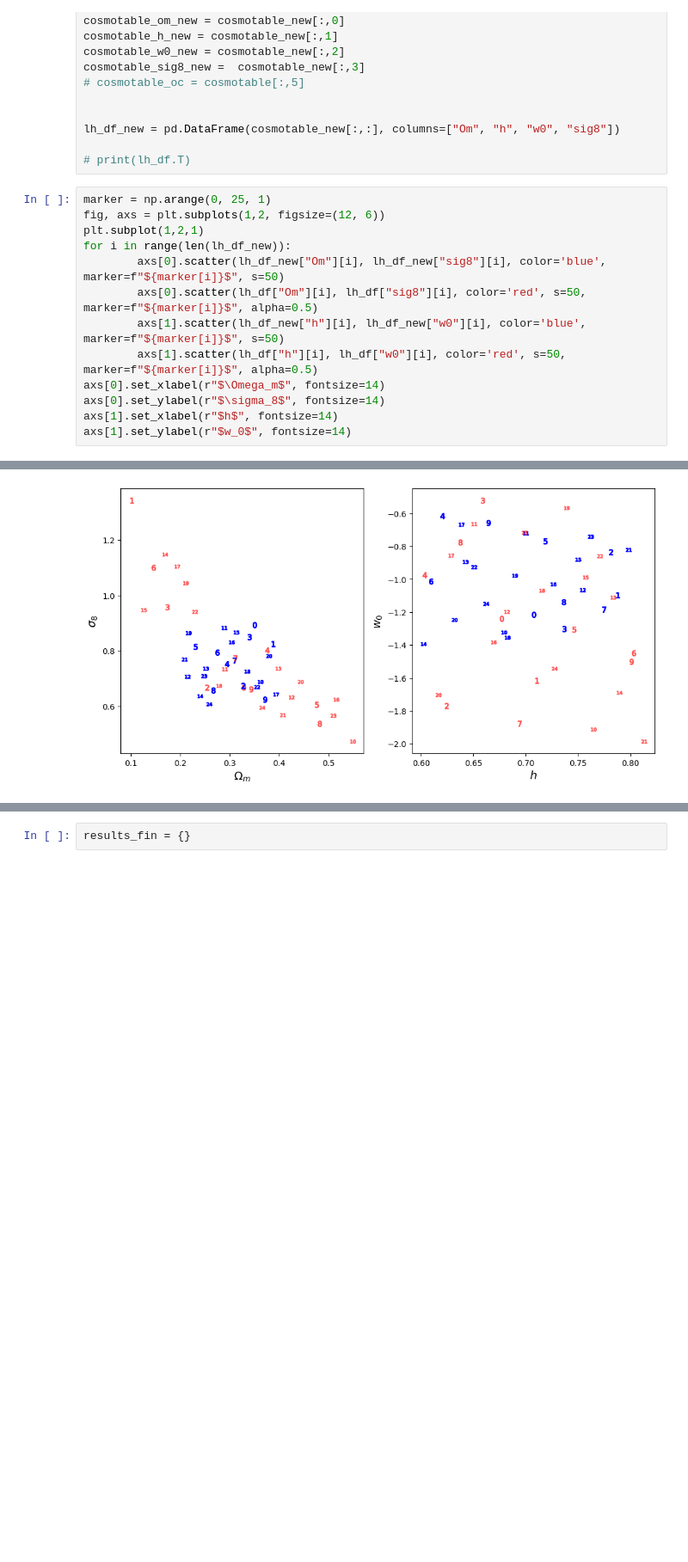
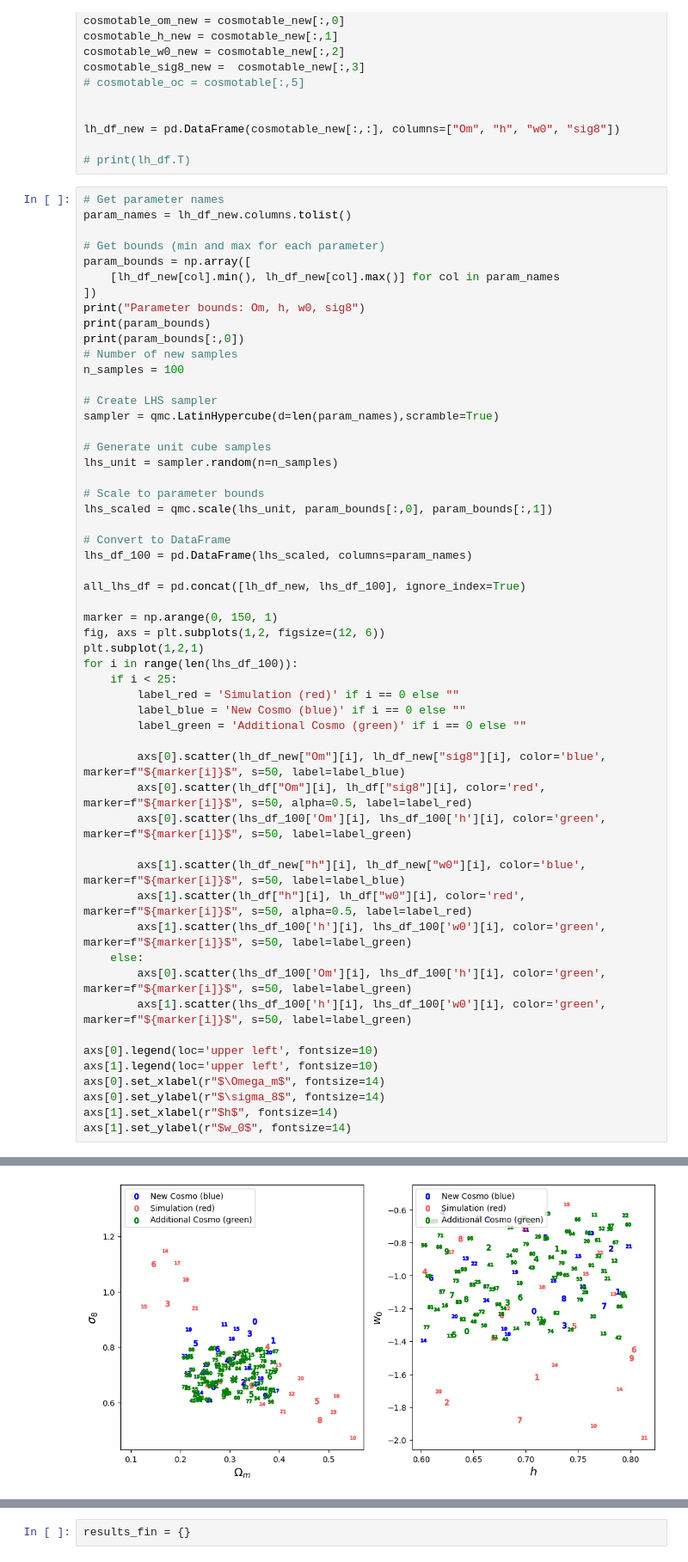
Before and after one commit to vilasinits/WALE, a Jupyter notebook: notebooks/prediction.ipynb, the cells around one changed output, grey strips where cells are left out. Shown at 86% size. Saved outputs shown, nothing was run; the diff lists cells and outputs as text; blank space fills up the shorter version.

Commit message:
creating samples from cov

```diff
--- a/notebooks/prediction.ipynb
+++ b/notebooks/prediction.ipynb
@@ -53,14 +66,55 @@ lh_df_new = pd.DataFrame(cosmotable_new[:,:], columns=["Om", "h", "w0", "sig8"])
 
 # print(lh_df.T)
 # %%
-marker = np.arange(0, 25, 1)
+# Get parameter names
+param_names = lh_df_new.columns.tolist()
+
+# Get bounds (min and max for each parameter)
+param_bounds = np.array([
+    [lh_df_new[col].min(), lh_df_new[col].max()] for col in param_names
+])
+print("Parameter bounds: Om, h, w0, sig8")
+print(param_bounds)
+print(param_bounds[:,0])
+# Number of new samples
+n_samples = 100
+
+# Create LHS sampler
+sampler = qmc.LatinHypercube(d=len(param_names),scramble=True)
+
+# Generate unit cube samples
+lhs_unit = sampler.random(n=n_samples)
+
+# Scale to parameter bounds
+lhs_scaled = qmc.scale(lhs_unit, param_bounds[:,0], param_bounds[:,1])
+
+# Convert to DataFrame
+lhs_df_100 = pd.DataFrame(lhs_scaled, columns=param_names)
+
+all_lhs_df = pd.concat([lh_df_new, lhs_df_100], ignore_index=True)
+
+marker = np.arange(0, 150, 1)
 fig, axs = plt.subplots(1,2, figsize=(12, 6))
 plt.subplot(1,2,1)
-for i in range(len(lh_df_new)):
-        axs[0].scatter(lh_df_new["Om"][i], lh_df_new["sig8"][i], color='blue', marker=f"${marker[i]}$", s=50)
-        axs[0].scatter(lh_df["Om"][i], lh_df["sig8"][i], color='red', s=50, marker=f"${marker[i]}$", alpha=0.5)
-        axs[1].scatter(lh_df_new["h"][i], lh_df_new["w0"][i], color='blue', marker=f"${marker[i]}$", s=50)
-        axs[1].scatter(lh_df["h"][i], lh_df["w0"][i], color='red', s=50, marker=f"${marker[i]}$", alpha=0.5)
+for i in range(len(lhs_df_100)):
+    if i < 25:
+        label_red = 'Simulation (red)' if i == 0 else ""
+        label_blue = 'New Cosmo (blue)' if i == 0 else ""
+        label_green = 'Additional Cosmo (green)' if i == 0 else ""
+
+        axs[0].scatter(lh_df_new["Om"][i], lh_df_new["sig8"][i], color='blue', marker=f"${marker[i]}$", s=50, label=label_blue)
+        axs[0].scatter(lh_df["Om"][i], lh_df["sig8"][i], color='red', marker=f"${marker[i]}$", s=50, alpha=0.5, label=label_red)
+        axs[0].scatter(lhs_df_100['Om'][i], lhs_df_100['h'][i], color='green', marker=f"${marker[i]}$", s=50, label=label_green)
+
+        axs[1].scatter(lh_df_new["h"][i], lh_df_new["w0"][i], color='blue', marker=f"${marker[i]}$", s=50, label=label_blue)
+        axs[1].scatter(lh_df["h"][i], lh_df["w0"][i], color='red', marker=f"${marker[i]}$", s=50, alpha=0.5, label=label_red)
+        axs[1].scatter(lhs_df_100['h'][i], lhs_df_100['w0'][i], color='green', marker=f"${marker[i]}$", s=50, label=label_green)
+    else:
+        axs[0].scatter(lhs_df_100['Om'][i], lhs_df_100['h'][i], color='green', marker=f"${marker[i]}$", s=50, label=label_green)
+        axs[1].scatter(lhs_df_100['h'][i], lhs_df_100['w0'][i], color='green', marker=f"${marker[i]}$", s=50, label=label_green)
+
+axs[0].legend(loc='upper left', fontsize=10)
+axs[1].legend(loc='upper left', fontsize=10)
 axs[0].set_xlabel(r"$\Omega_m$", fontsize=14)
 axs[0].set_ylabel(r"$\sigma_8$", fontsize=14)
 axs[1].set_xlabel(r"$h$", fontsize=14)
@@ -70 +130 @@ Text(0, 0.5, '$w_0$')
-[figure, old version]
+[figure, new version]
```
Also changed, not shown: parts of 12 cells of this notebook, 14 other files.
